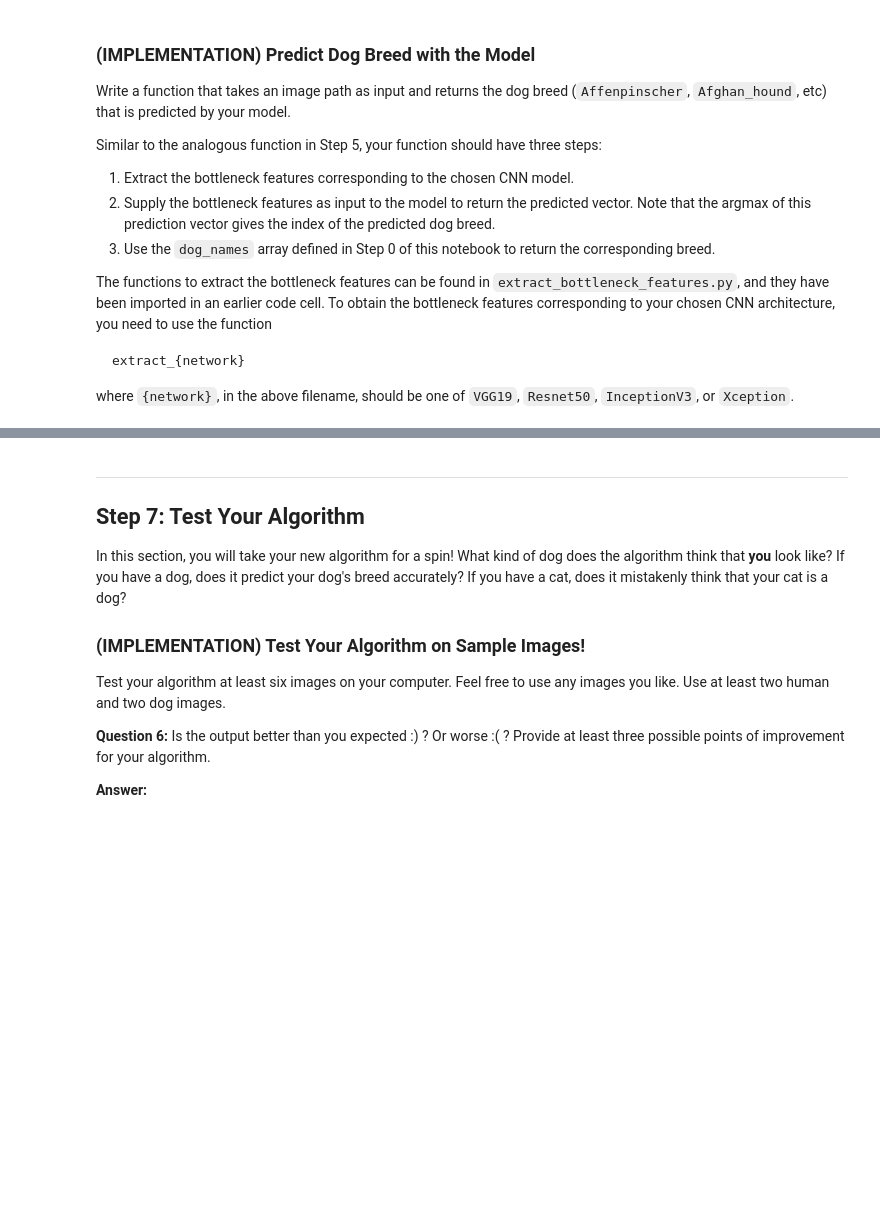
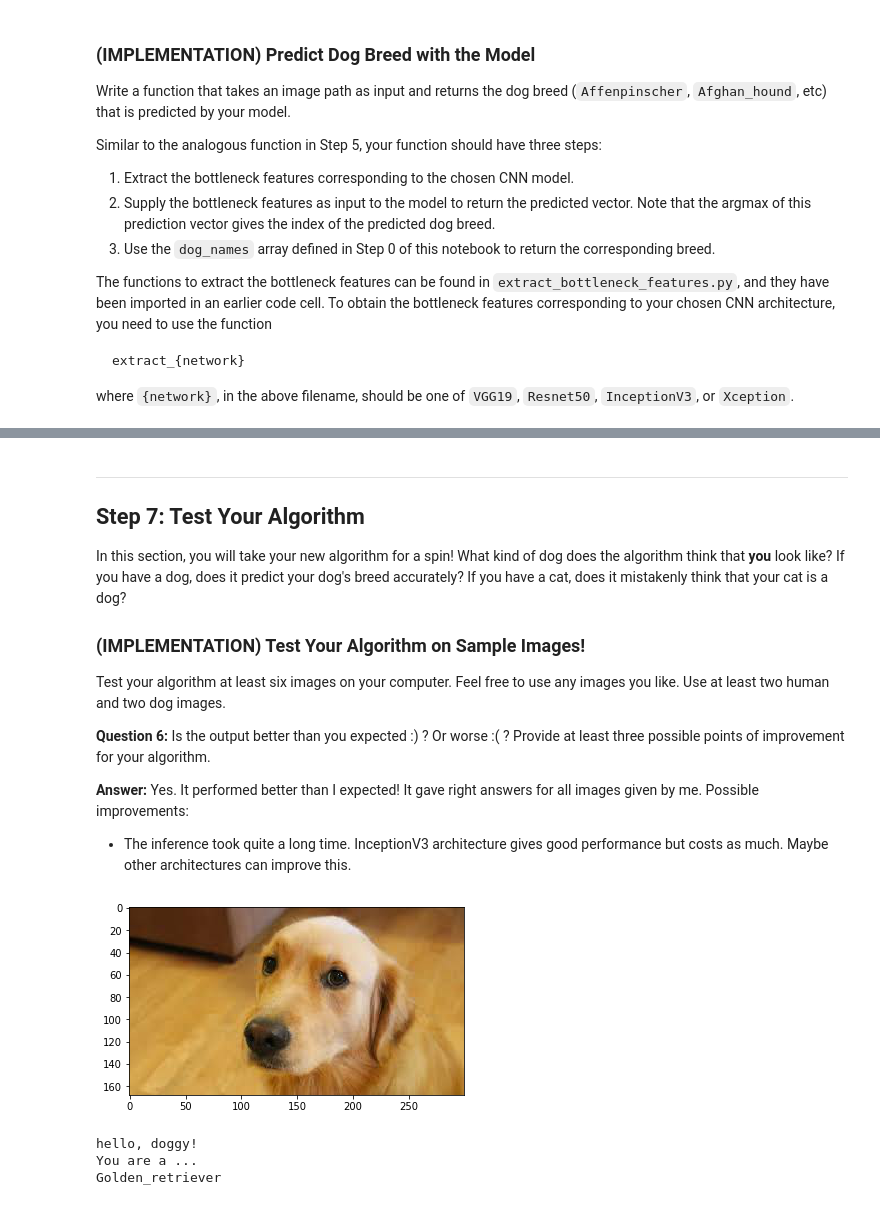
Before and after one commit to dolhana/dog-project, a Jupyter notebook: dog_app.ipynb, the cells around one changed output, grey strips where cells are left out. Cells and saved outputs as stored; diff of their text form; code cells hidden in the pictures; blank space fills up the shorter version.

Commit message:
dog breed detector

```diff
--- a/dog_app.ipynb
+++ b/dog_app.ipynb
@@ -546,0 +623,8 @@ You are welcome to [augment the training data](https://blog.keras.io/building-po
+# %%
+### TODO: Train the model.
+checkpointer = ModelCheckpoint(filepath='saved_models/weights.best.InceptionV3.hdf5',
+                               verbose=1, save_best_only=True)
+
+InceptionV3_model.fit(train_InceptionV3, train_targets,
+          validation_data=(valid_InceptionV3, valid_targets),
+          epochs=20, batch_size=20, callbacks=[checkpointer], verbose=1)
@@ -548,6 +651,7 @@ You are welcome to [augment the training data](https://blog.keras.io/building-po
 ### (IMPLEMENTATION) Load the Model with the Best Validation Loss
 # %%
 ### TODO: Load the model weights with the best validation loss.
+InceptionV3_model.load_weights('saved_models/weights.best.InceptionV3.hdf5')
 # %% [markdown]
 ### (IMPLEMENTATION) Test the Model
 
@@ -572,6 +684,15 @@ where `{network}`, in the above filename, should be one of `VGG19`, `Resnet50`,
 # %%
 ### TODO: Write a function that takes a path to an image as input
 ### and returns the dog breed that is predicted by the model.
+from extract_bottleneck_features import *
+
+def InceptionV3_predict_breed(img_path):
+    # extract bottleneck features
+    bottleneck_feature = extract_InceptionV3(path_to_tensor(img_path))
+    # obtain predicted vector
+    predicted_vector = InceptionV3_model.predict(bottleneck_feature)
+    # return dog breed that is predicted by the model
+    return dog_names[np.argmax(predicted_vector)]
 # %% [markdown]
 ---
 <a id='step6'></a>
@@ -596,3 +714,21 @@ Some sample output for our algorithm is provided below, but feel free to design
+# %%
+### TODO: Write your algorithm.
+### Feel free to use as many code cells as needed.
+def let_me_guess(img_path):
+    img = image.load_img(img_path)
+    plt.imshow(img)
+    plt.show()
+    if face_detector(img_path):
+        print('hello, human!')
+        print('You look like a ...')
+    elif dog_detector(img_path):
+        print('hello, doggy!')
+        print('You are a ...')
+    else:
+        print('sorry but I have no idea who you are.')
+        return
+    breed = InceptionV3_predict_breed(img_path)
+    print(breed)
 # %% [markdown]
 ---
 <a id='step7'></a>
@@ -606,8 +742,16 @@ Test your algorithm at least six images on your computer.  Feel free to use any
 
 __Question 6:__ Is the output better than you expected :) ?  Or worse :( ?  Provide at least three possible points of improvement for your algorithm.
 
-__Answer:__
+__Answer:__ Yes. It performed better than I expected! It gave right answers for all images given by me. Possible improvements:
+- The inference took quite a long time. InceptionV3 architecture gives good performance but costs as much. Maybe other architectures can improve this.
 # %%
 ## TODO: Execute your algorithm from Step 6 on
 ## at least 6 images on your computer.
 ## Feel free to use as many code cells as needed.
+# %%
+let_me_guess('test_images/dog1.jpg')
+# %% [output]
+[figure, added]
+hello, doggy!
+You are a ...
+Golden_retriever
```
Also changed, not shown: parts of 29 cells of this notebook, 8 other files.
